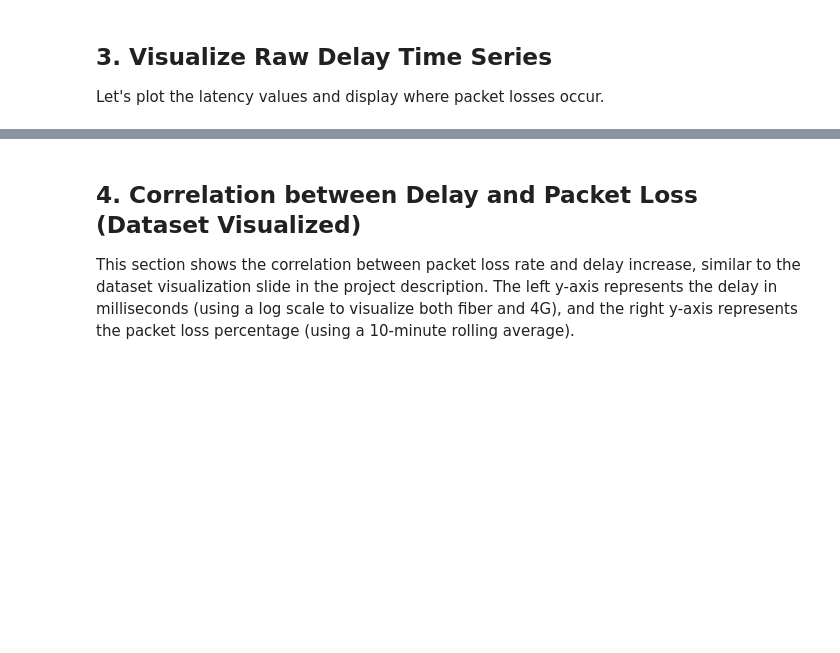
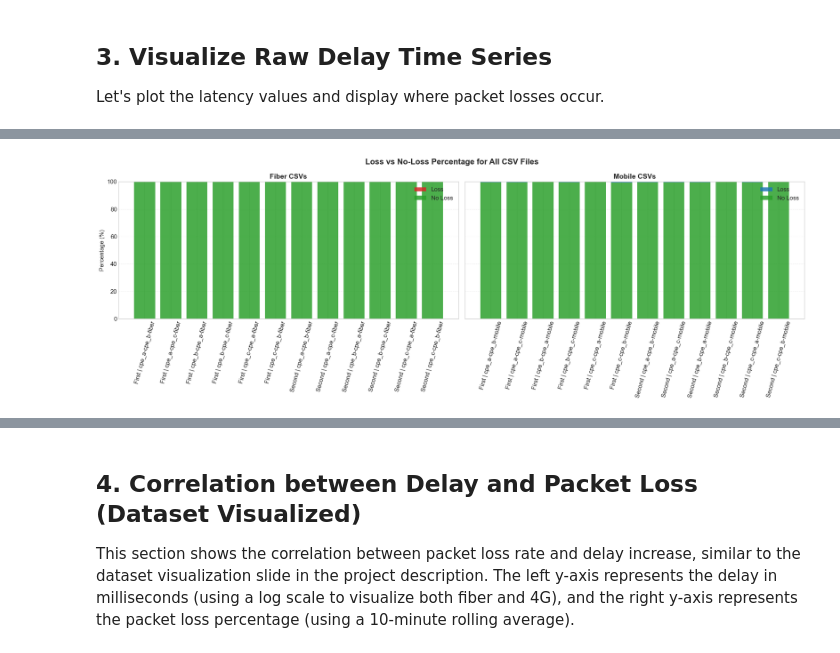
Before and after one commit to pietroguidetti02/NDAL-project-2026, a Jupyter notebook: exploratory_analysis.ipynb, the cells around one changed output, grey strips where cells are left out. Saved outputs shown, nothing was run; the diff lists cells and outputs as text; code cells hidden in the pictures; blank space fills up the shorter version.

```diff
--- a/exploratory_analysis.ipynb
+++ b/exploratory_analysis.ipynb
@@ -218,0 +283,79 @@ plt.savefig('results/raw_data_visualization/4g_delay_time_series.png', dpi=300)
+# %%
+import os
+import pandas as pd
+import matplotlib.pyplot as plt
+
+SECOND_WINDOW_DIR = os.path.join(DATASET_DIR, 'second_capture_window')
+capture_dirs = {
+    'First capture window': FIRST_WINDOW_DIR,
+    'Second capture window': SECOND_WINDOW_DIR,
+}
+
+summary_rows = []
+for window_name, window_dir in capture_dirs.items():
+    for csv_name in sorted(os.listdir(window_dir)):
+        if not csv_name.endswith('.csv'):
+            continue
+
+        csv_path = os.path.join(window_dir, csv_name)
+        df = pd.read_csv(csv_path)
+
+        total_rows = len(df)
+        loss_rows = int((df['delay_ms'] == -1).sum())
+        no_loss_rows = total_rows - loss_rows
+
+        loss_pct = (loss_rows / total_rows) * 100 if total_rows else 0
+        no_loss_pct = (no_loss_rows / total_rows) * 100 if total_rows else 0
+
+        summary_rows.append({
+            'capture_window': window_name,
+            'csv_file': csv_name,
+            'total_rows': total_rows,
+            'loss_count': loss_rows,
+            'no_loss_count': no_loss_rows,
+            'loss_fraction': f'{loss_rows}/{total_rows}',
+            'no_loss_fraction': f'{no_loss_rows}/{total_rows}',
+            'loss_percentage': loss_pct,
+            'no_loss_percentage': no_loss_pct,
+        })
+
+summary_df = pd.DataFrame(summary_rows)
+summary_df = summary_df.sort_values(['capture_window', 'csv_file']).reset_index(drop=True)
+
+display(summary_df)
+
+print('Overall summary by CSV:')
+for _, row in summary_df.iterrows():
+    print(
+        f"{row['capture_window']} | {row['csv_file']}: ",
+        f"Loss {row['loss_count']} ({row['loss_fraction']}, {row['loss_percentage']:.4f}%), ",
+        f"No Loss {row['no_loss_count']} ({row['no_loss_fraction']}, {row['no_loss_percentage']:.4f}%)"
+    )
+
+plot_df = summary_df.copy()
+plot_df['label'] = plot_df['capture_window'].str.replace(' capture window', '', regex=False) + ' | ' + plot_df['csv_file'].str.replace('.csv', '', regex=False)
+plot_df['technology'] = plot_df['csv_file'].str.contains('fiber', case=False, regex=False).map({True: 'Fiber', False: 'Mobile'})
+
+fig, axes = plt.subplots(1, 2, figsize=(20, 7), sharey=True)
+technologies = [('Fiber', '#d62728'), ('Mobile', '#1f77b4')]
+
+for ax, (tech_name, accent_color) in zip(axes, technologies):
+    tech_df = plot_df[plot_df['technology'] == tech_name].copy()
+    tech_df = tech_df.sort_values(['capture_window', 'csv_file']).reset_index(drop=True)
+
+    ax.bar(tech_df['label'], tech_df['loss_percentage'], bottom=tech_df['no_loss_percentage'], label='Loss', color=accent_color, alpha=0.85)
+    ax.bar(tech_df['label'], tech_df['no_loss_percentage'], label='No Loss', color='#2ca02c', alpha=0.85)
+
+
+    ax.set_title(f'{tech_name} CSVs', fontsize=14, weight='bold')
+    ax.set_ylim(0, 100)
+    ax.tick_params(axis='x', rotation=75)
+    ax.grid(axis='y', linestyle='--', alpha=0.3)
+    ax.legend(loc='upper right')
+
+axes[0].set_ylabel('Percentage (%)')
+fig.suptitle('Loss vs No-Loss Percentage for All CSV Files', fontsize=16, weight='bold')
+plt.tight_layout()
+plt.savefig('results/raw_data_visualization/all_csv_imbalance_summary.png', dpi=300)
+plt.show()
+# %% [output]
@@ -218,0 +396 @@ plt.savefig('results/raw_data_visualization/4g_delay_time_series.png', dpi=300)
+[figure, added]
```
Also changed, not shown: parts of 11 cells of this notebook, 30 other files.
